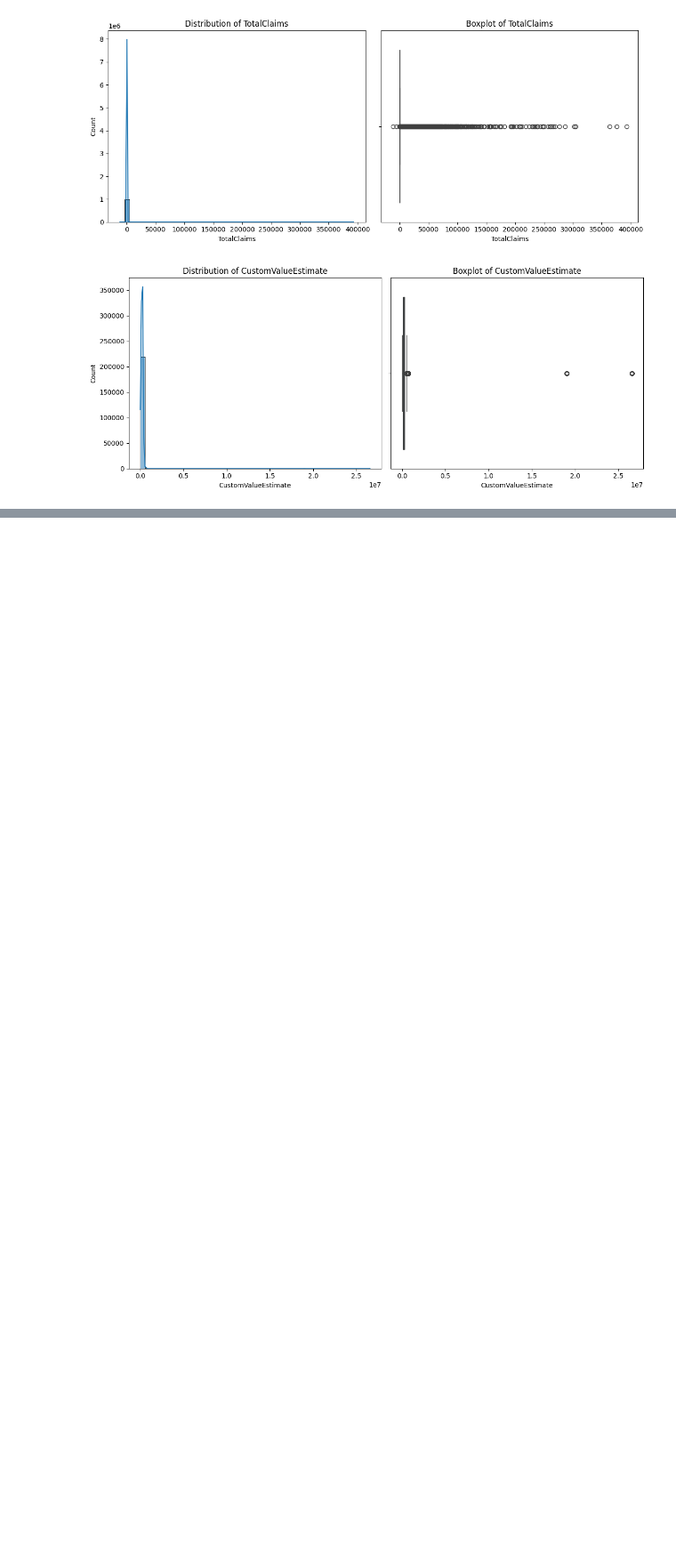
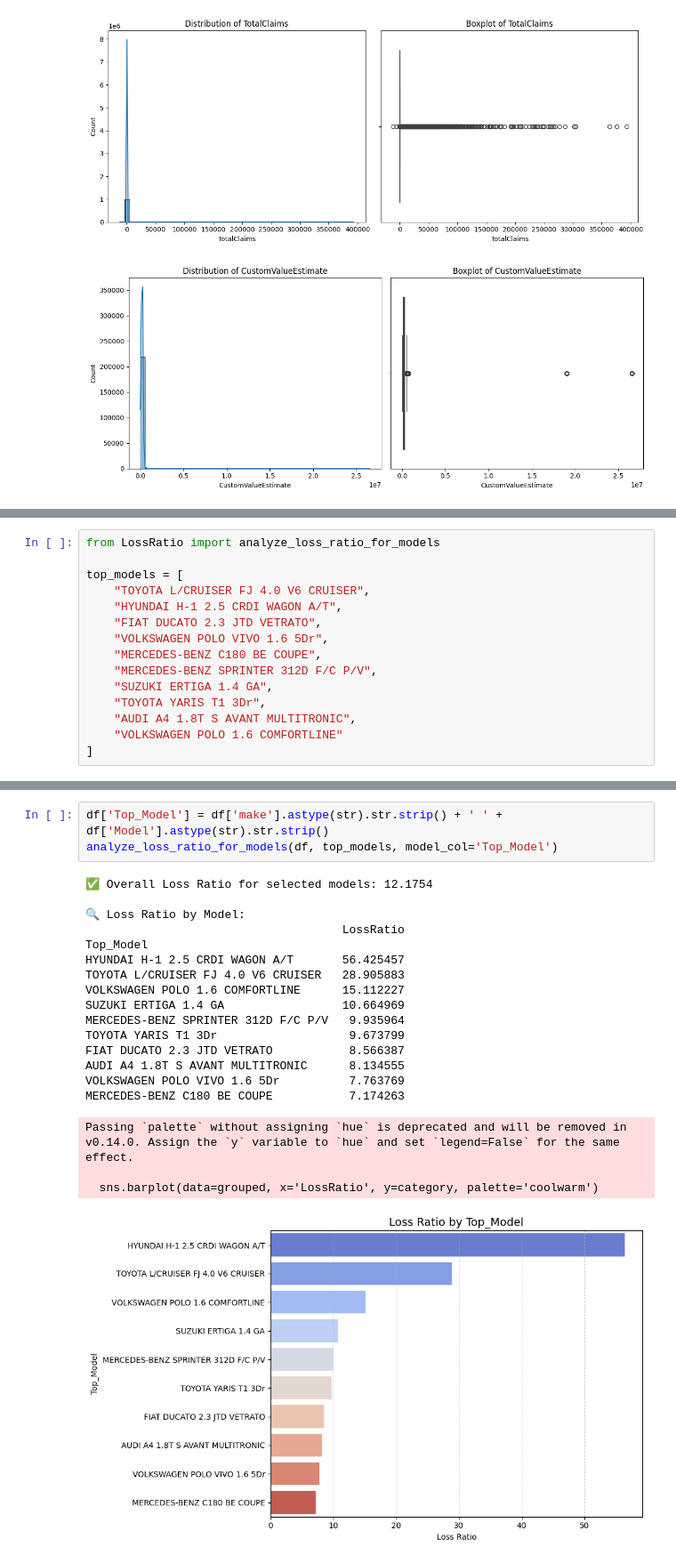
Before and after one commit to sumeyaaaa/End-to-End-Insurance-Risk-Analytics-Predictive-Modelin, a Jupyter notebook: notebooks/data_convert_load.ipynb, the cells around one changed output, grey strips where cells are left out. Shown: that part at 89% size. Cells and saved outputs as stored; diff of their text form; blank space fills up the shorter version.

```diff
--- a/notebooks/data_convert_load.ipynb
+++ b/notebooks/data_convert_load.ipynb
@@ -159,0 +426,15 @@ for col in financial_cols:
+# %%
+from LossRatio import analyze_loss_ratio_for_models
+
+top_models = [
+    "TOYOTA L/CRUISER FJ 4.0 V6 CRUISER",
+    "HYUNDAI H-1 2.5 CRDI WAGON A/T",
+    "FIAT DUCATO 2.3 JTD VETRATO",
+    "VOLKSWAGEN POLO VIVO 1.6 5Dr",
+    "MERCEDES-BENZ C180 BE COUPE",
+    "MERCEDES-BENZ SPRINTER 312D F/C P/V",
+    "SUZUKI ERTIGA 1.4 GA",
+    "TOYOTA YARIS T1 3Dr",
+    "AUDI A4 1.8T S AVANT MULTITRONIC",
+    "VOLKSWAGEN POLO 1.6 COMFORTLINE"
+]
@@ -159,0 +448,23 @@ for col in financial_cols:
+# %%
+df['Top_Model'] = df['make'].astype(str).str.strip() + ' ' + df['Model'].astype(str).str.strip()
+analyze_loss_ratio_for_models(df, top_models, model_col='Top_Model')
+# %% [output]
+✅ Overall Loss Ratio for selected models: 12.1754
+
+🔍 Loss Ratio by Model:
+                                     LossRatio
+Top_Model
+HYUNDAI H-1 2.5 CRDI WAGON A/T       56.425457
+TOYOTA L/CRUISER FJ 4.0 V6 CRUISER   28.905883
+VOLKSWAGEN POLO 1.6 COMFORTLINE      15.112227
+SUZUKI ERTIGA 1.4 GA                 10.664969
+MERCEDES-BENZ SPRINTER 312D F/C P/V   9.935964
+TOYOTA YARIS T1 3Dr                   9.673799
+FIAT DUCATO 2.3 JTD VETRATO           8.566387
+AUDI A4 1.8T S AVANT MULTITRONIC      8.134555
+VOLKSWAGEN POLO VIVO 1.6 5Dr          7.763769
+MERCEDES-BENZ C180 BE COUPE           7.174263
+Passing `palette` without assigning `hue` is deprecated and will be removed in v0.14.0. Assign the `y` variable to `hue` and set `legend=False` for the same effect.
+
+  sns.barplot(data=grouped, x='LossRatio', y=category, palette='coolwarm')
+[figure, added]
```
Also changed, not shown: parts of 21 cells of this notebook, 1 other file.
